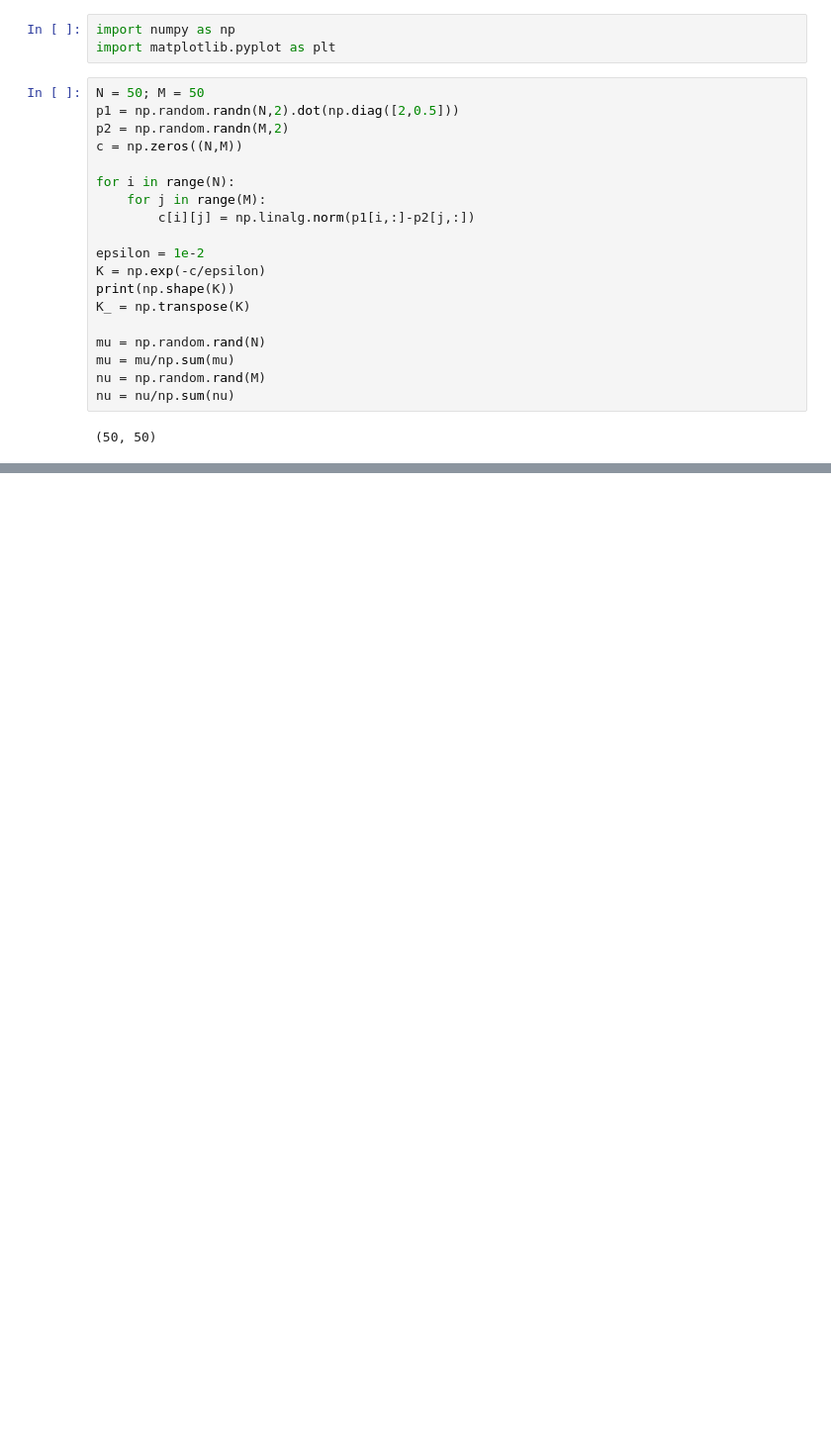
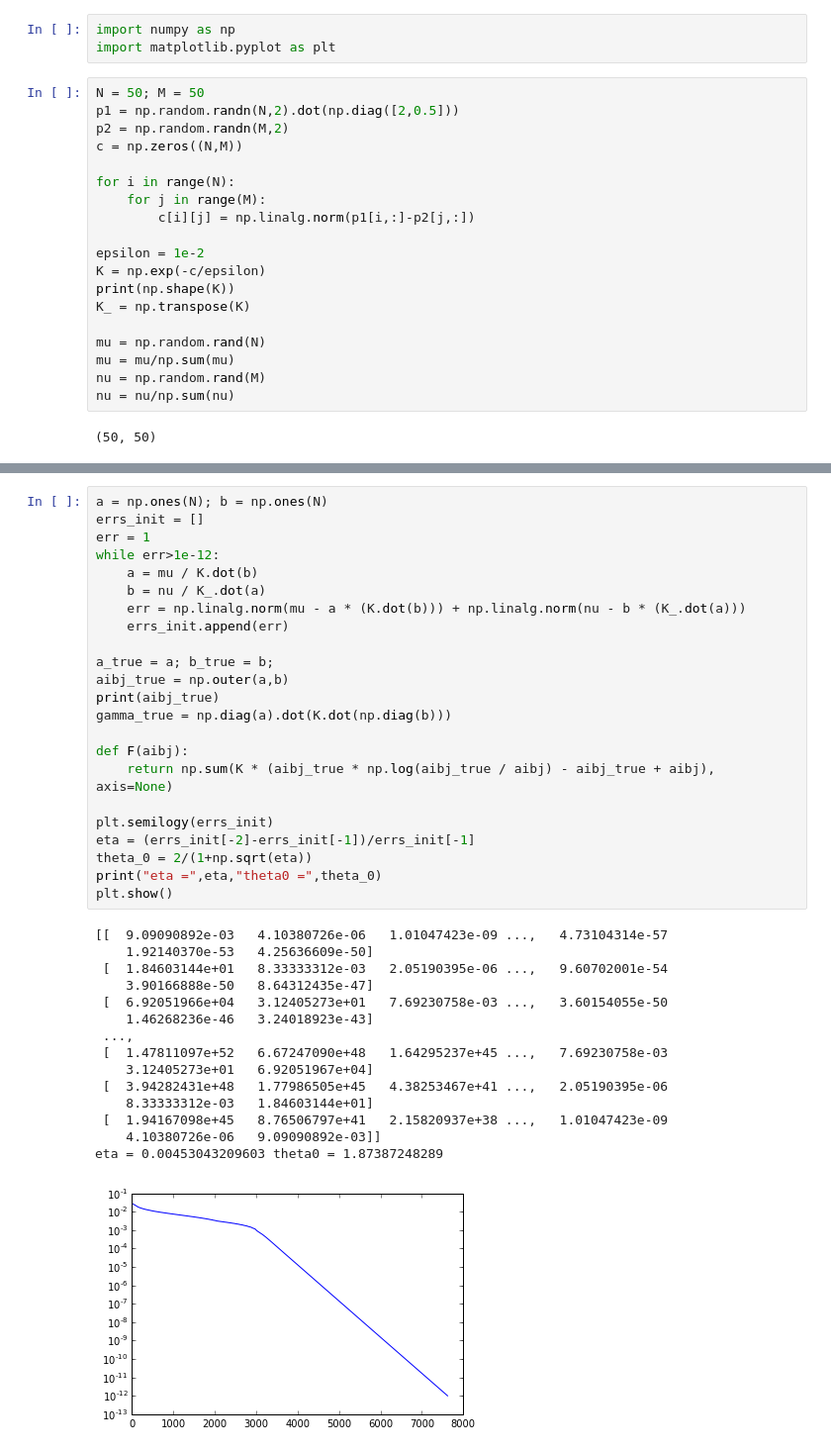
Before and after one commit to athibaul/otml17-overrelaxation, a Jupyter notebook: Untitled.ipynb, the cells around one changed output, grey strips where cells are left out. Shown: that part at 99% size. Saved outputs shown, nothing was run; the diff lists cells and outputs as text; blank space fills up the shorter version.

```diff
--- a/Untitled.ipynb
+++ b/Untitled.ipynb
@@ -104,0 +99,39 @@ plt.show()
+# %%
+a = np.ones(N); b = np.ones(N)
+errs_init = []
+err = 1
+while err>1e-12:
+    a = mu / K.dot(b)
+    b = nu / K_.dot(a)
+    err = np.linalg.norm(mu - a * (K.dot(b))) + np.linalg.norm(nu - b * (K_.dot(a)))
+    errs_init.append(err)
+
+a_true = a; b_true = b;
+aibj_true = np.outer(a,b)
+print(aibj_true)
+gamma_true = np.diag(a).dot(K.dot(np.diag(b)))
+
+def F(aibj):
+    return np.sum(K * (aibj_true * np.log(aibj_true / aibj) - aibj_true + aibj), axis=None)
+
+plt.semilogy(errs_init)
+eta = (errs_init[-2]-errs_init[-1])/errs_init[-1]
+theta_0 = 2/(1+np.sqrt(eta))
+print("eta =",eta,"theta0 =",theta_0)
+plt.show()
+# %% [output]
+[[  9.09090892e-03   4.10380726e-06   1.01047423e-09 ...,   4.73104314e-57
+    1.92140370e-53   4.25636609e-50]
+ [  1.84603144e+01   8.33333312e-03   2.05190395e-06 ...,   9.60702001e-54
+    3.90166888e-50   8.64312435e-47]
+ [  6.92051966e+04   3.12405273e+01   7.69230758e-03 ...,   3.60154055e-50
+    1.46268236e-46   3.24018923e-43]
+ ...,
+ [  1.47811097e+52   6.67247090e+48   1.64295237e+45 ...,   7.69230758e-03
+    3.12405273e+01   6.92051967e+04]
+ [  3.94282431e+48   1.77986505e+45   4.38253467e+41 ...,   2.05190395e-06
+    8.33333312e-03   1.84603144e+01]
+ [  1.94167098e+45   8.76506797e+41   2.15820937e+38 ...,   1.01047423e-09
+    4.10380726e-06   9.09090892e-03]]
+eta = 0.00453043209603 theta0 = 1.87387248289
+[figure, added]
```
Also changed, not shown: parts of 10 cells of this notebook, 3 other files.
